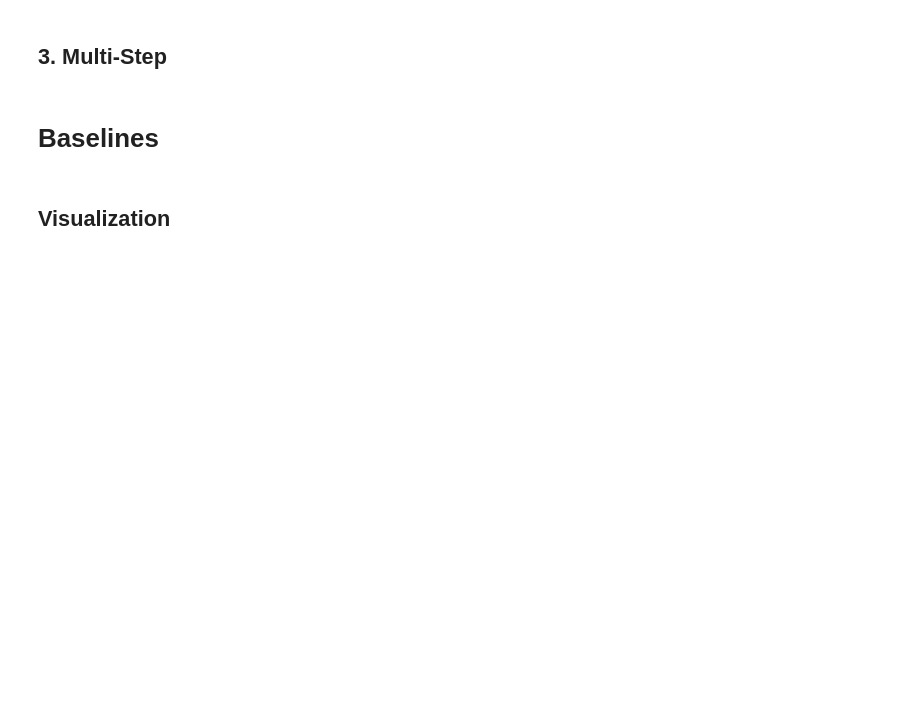
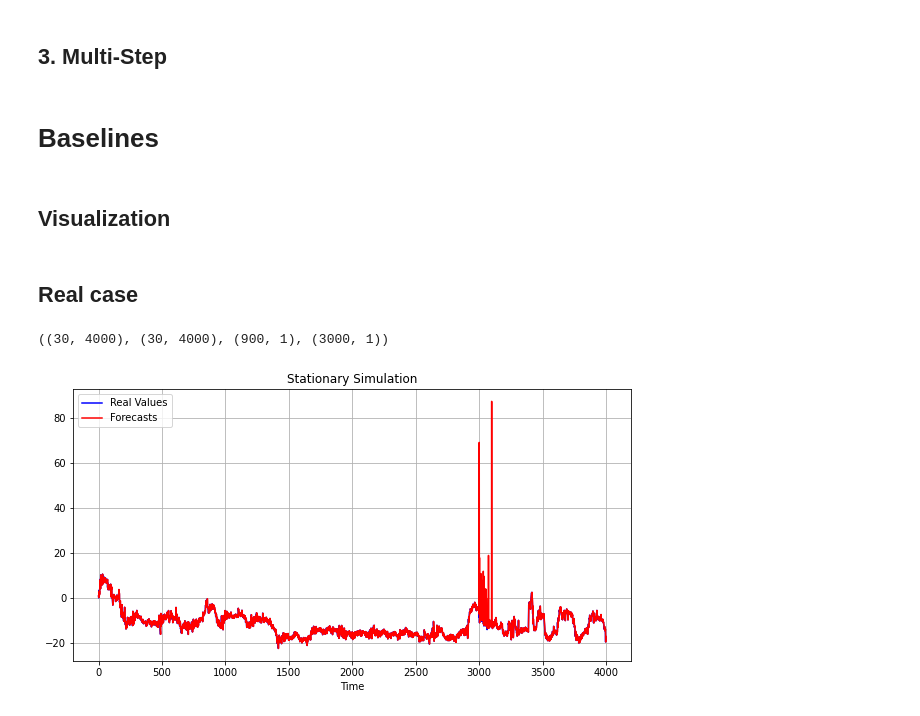
Before and after one commit to isVy08/ESTF, a Jupyter notebook: viz.ipynb, the cells around one changed output. Cells and saved outputs as stored; diff of their text form; code cells hidden in the pictures; blank space fills up the shorter version.

```diff
--- a/viz.ipynb
+++ b/viz.ipynb
@@ -304,3 +296,22 @@ A = np.array(mae).mean(), stats.sem(mae)
 B = np.array(smape).mean(), stats.sem(smape)
 C = np.array(rmse).mean(), stats.sem(rmse)
 print(f"Shape function & {A[0]:.3f}\pm{A[1]:.3f} & {B[0]:.3f}\pm{B[1]:.3f} & {C[0]:.3f}\pm{C[1]:.3f} \\\\")
+# %% [markdown]
+## Real case
+# %%
+out = load_pickle('output/mine.pickle')
+# %%
+out[0].shape, out[1].shape, out[2].shape, out[3].shape
+# %% [output]
+((30, 4000), (30, 4000), (900, 1), (3000, 1))
+# %%
+plt.figure(figsize=(10,5))
+plt.plot(out[0][7, :], c='b', label='Real Values')
+plt.plot(out[1][7, :], c='r', label='Forecasts')
+plt.xlabel('Time')
+plt.legend(fontsize='medium', loc='upper left')
+plt.title('Stationary Simulation')
+plt.grid()
+plt.show()
+# %% [output]
+[figure, added]
```
Also changed, not shown: parts of 13 cells of this notebook, 1 other file.
